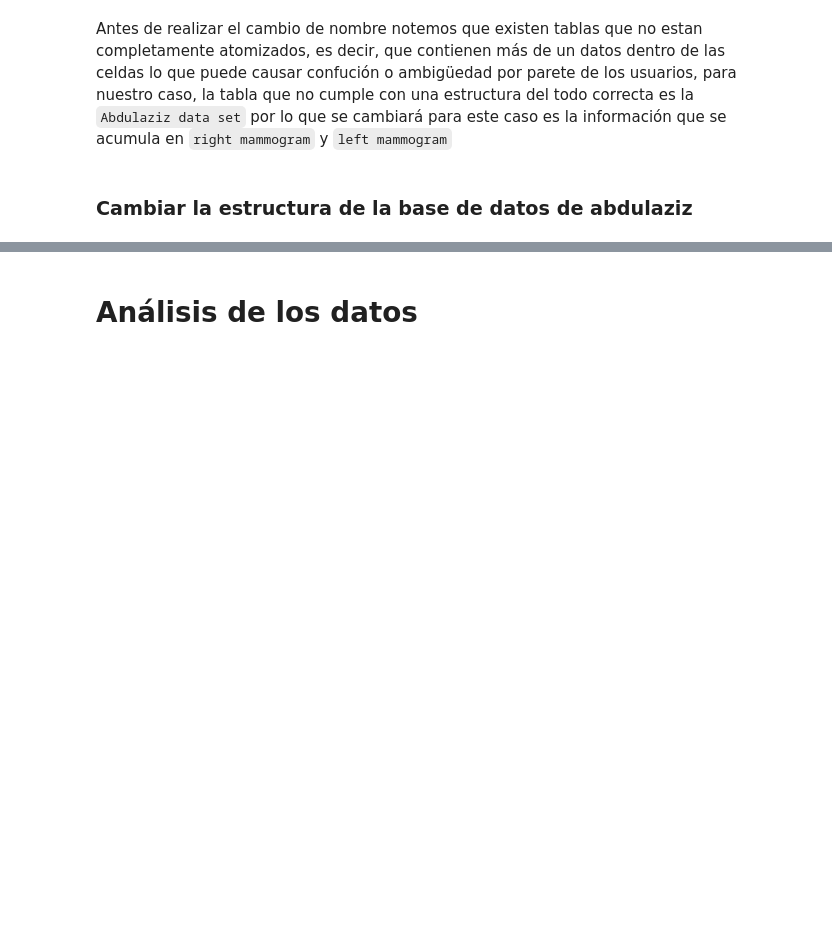
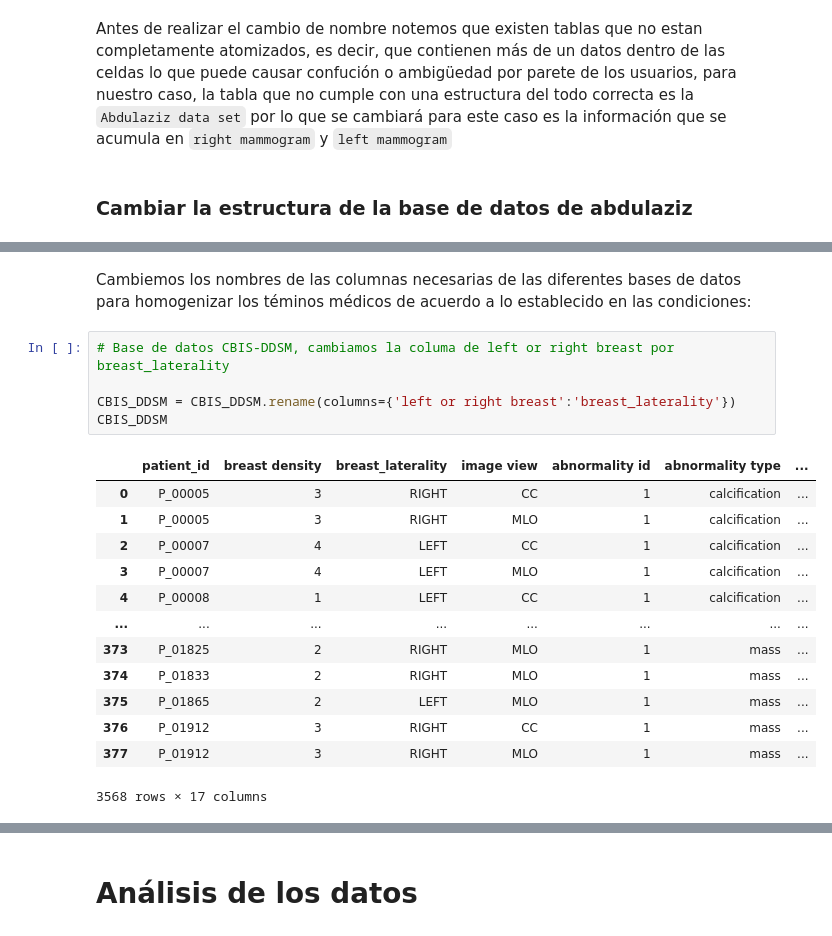
Before and after one commit to Mani80624/breastCancer, a Jupyter notebook: EstudioPython.ipynb, the cells around one changed output, grey strips where cells are left out. Drawn from its saved outputs; the diff is of its cells as text; blank space fills up the shorter version.

```diff
--- a/EstudioPython.ipynb
+++ b/EstudioPython.ipynb
@@ -195,0 +219,21 @@ Antes de realizar el cambio de nombre notemos que existen tablas que no estan co
+# %% [markdown]
+Cambiemos los nombres de las columnas necesarias de las diferentes bases de datos para homogenizar los téminos médicos de acuerdo a lo establecido en las condiciones:
+# %%
+# Base de datos CBIS-DDSM, cambiamos la columa de left or right breast por breast_laterality
+
+CBIS_DDSM = CBIS_DDSM.rename(columns={'left or right breast':'breast_laterality'})
+CBIS_DDSM
+# %% [output]
+|  | patient_id | breast density | breast_laterality | image view | abnormality id | abnormality type | ... |
+| 0 | P_00005 | 3 | RIGHT | CC | 1 | calcification | ... |
+| 1 | P_00005 | 3 | RIGHT | MLO | 1 | calcification | ... |
+| 2 | P_00007 | 4 | LEFT | CC | 1 | calcification | ... |
+| 3 | P_00007 | 4 | LEFT | MLO | 1 | calcification | ... |
+| 4 | P_00008 | 1 | LEFT | CC | 1 | calcification | ... |
+| ... | ... | ... | ... | ... | ... | ... | ... |
+| 373 | P_01825 | 2 | RIGHT | MLO | 1 | mass | ... |
+| 374 | P_01833 | 2 | RIGHT | MLO | 1 | mass | ... |
+| 375 | P_01865 | 2 | LEFT | MLO | 1 | mass | ... |
+| 376 | P_01912 | 3 | RIGHT | CC | 1 | mass | ... |
+| 377 | P_01912 | 3 | RIGHT | MLO | 1 | mass | ... |
+3568 rows × 17 columns
```
Also changed, not shown: parts of 15 cells of this notebook, 5 other files.
